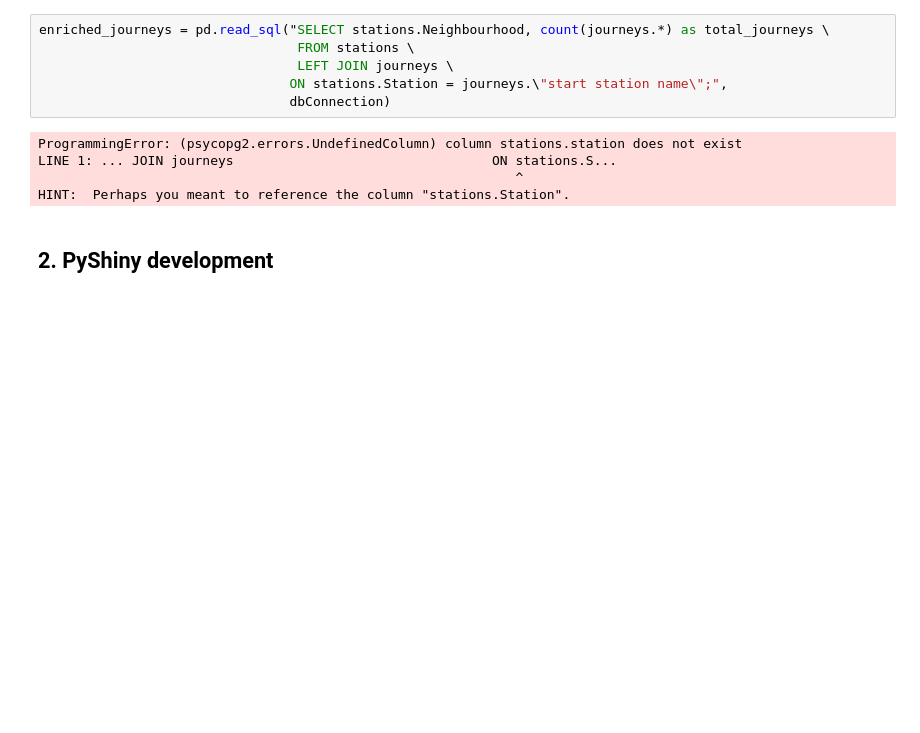
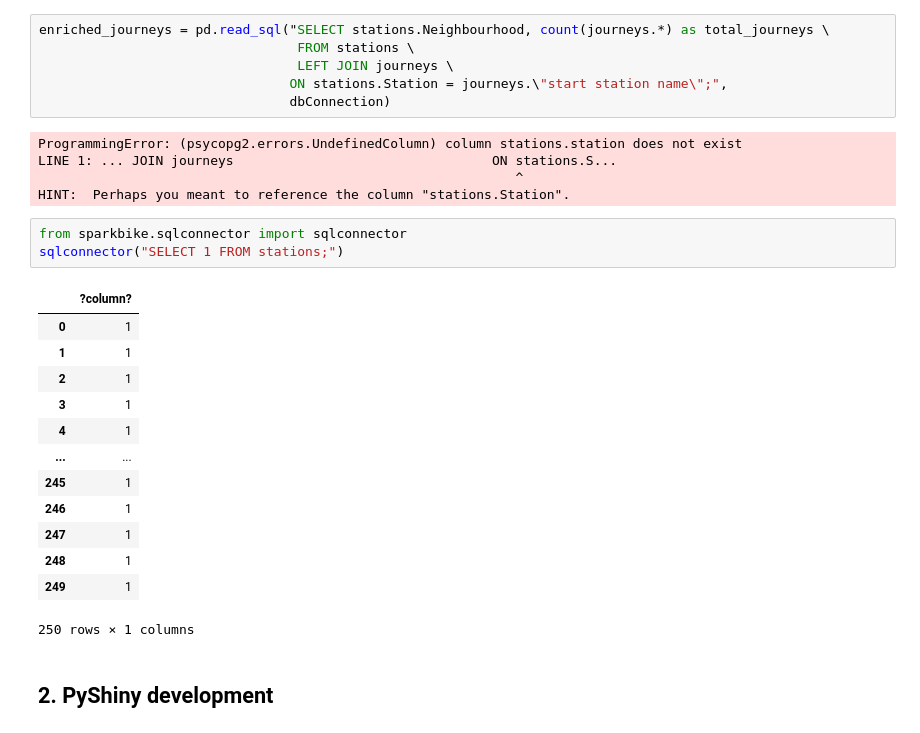
Before and after one commit to dlmolloy97/SparkBike, a Jupyter notebook: Workbench.ipynb, the cells around one changed output. Cells and saved outputs as stored; diff of their text form; blank space fills up the shorter version.

```diff
--- a/Workbench.ipynb
+++ b/Workbench.ipynb
@@ -177,6 +177,23 @@ ProgrammingError: (psycopg2.errors.UndefinedColumn) column stations.station does
 LINE 1: ... JOIN journeys                                 ON stations.S...
                                                              ^
 HINT:  Perhaps you meant to reference the column "stations.Station".
+# %%
+from sparkbike.sqlconnector import sqlconnector
+sqlconnector("SELECT 1 FROM stations;")
+# %% [output]
+|  | ?column? |
+| 0 | 1 |
+| 1 | 1 |
+| 2 | 1 |
+| 3 | 1 |
+| 4 | 1 |
+| ... | ... |
+| 245 | 1 |
+| 246 | 1 |
+| 247 | 1 |
+| 248 | 1 |
+| 249 | 1 |
+250 rows × 1 columns
 # %% [markdown]
 ## 2. PyShiny development
 # %%
```
Also changed, not shown: 3 other files.
